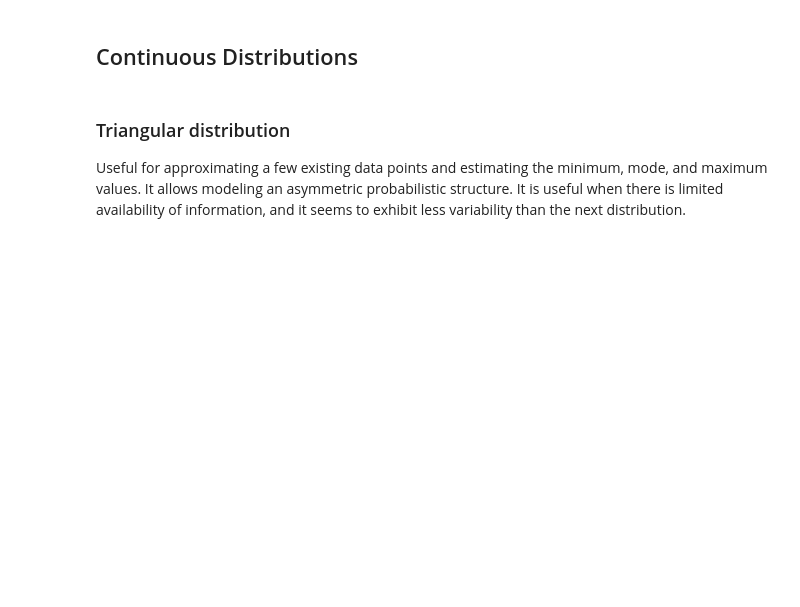
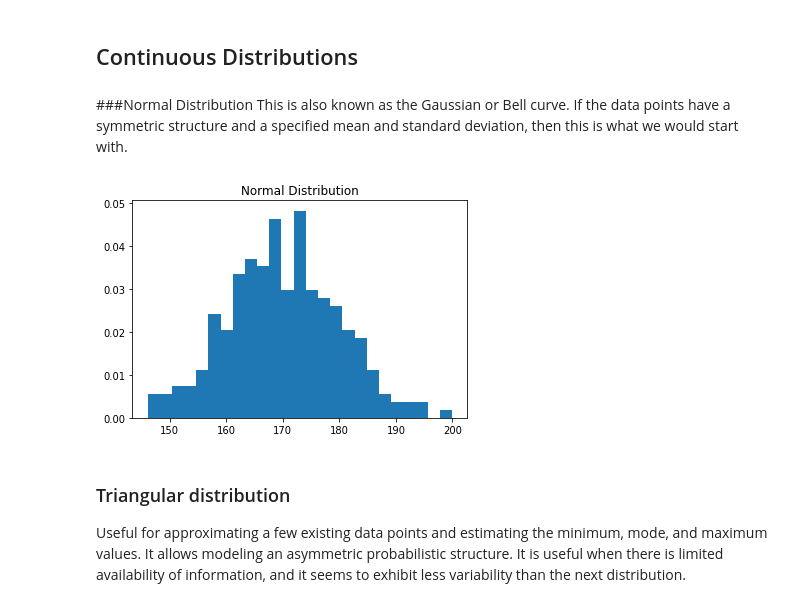
Before and after one commit to ShawnTayNWU/MSDS460, a Jupyter notebook: MSDS_460_Ass_4_Q2.ipynb, the cells around one changed output. Drawn from its saved outputs; the diff is of its cells as text; code cells hidden in the pictures; blank space fills up the shorter version.

```diff
--- a/MSDS_460_Ass_4_Q2.ipynb
+++ b/MSDS_460_Ass_4_Q2.ipynb
@@ -6,6 +6,16 @@ from numpy import random
 import matplotlib.pyplot as plt
 # %% [markdown]
 ## Continuous Distributions
+# %% [markdown]
+###Normal Distribution
+This is also known as the Gaussian or Bell curve. If the data points have a symmetric structure and a specified mean and standard deviation, then this is what we would start with.
+# %%
+h = plt.hist(np.random.normal(170,10,250), bins=25,
+             density=True)
+plt.title("Normal Distribution")
+plt.show()
+# %% [output]
+[figure, added]
 # %% [markdown]
 ### Triangular distribution
 Useful for approximating a few existing data points and estimating the minimum, mode, and maximum values. It allows modeling an asymmetric probabilistic structure. It is useful when there is limited availability of information, and it seems to exhibit less variability than the next distribution.
```
Also changed, not shown: parts of 3 cells of this notebook.
